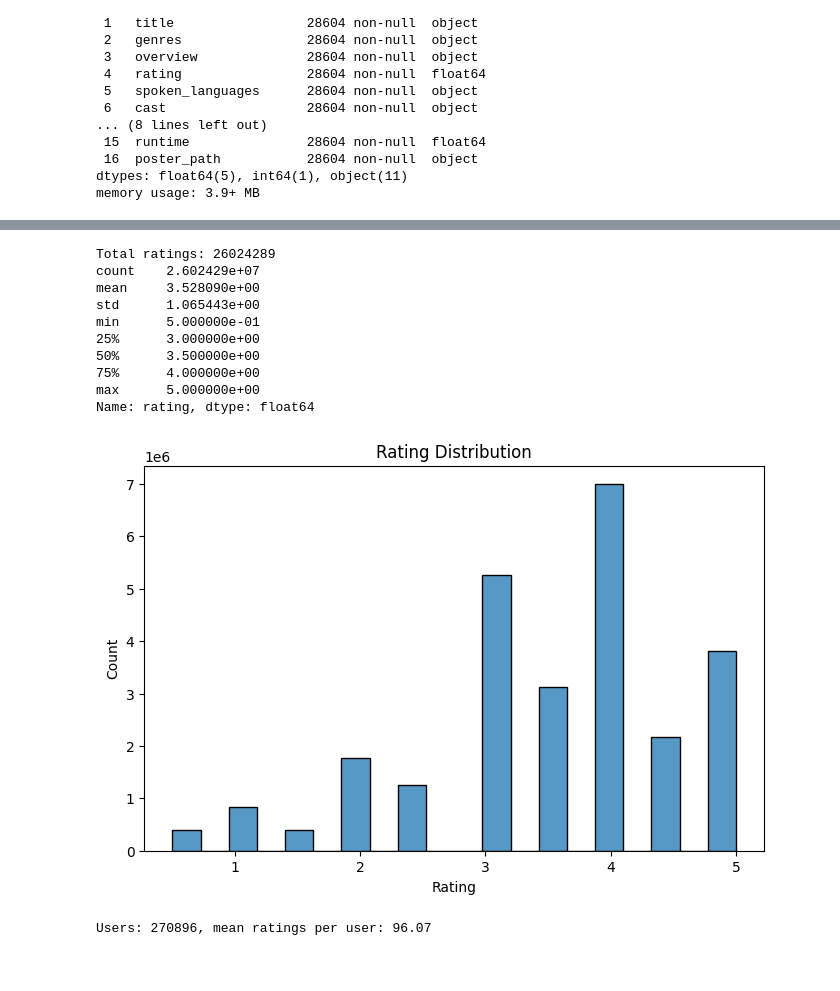
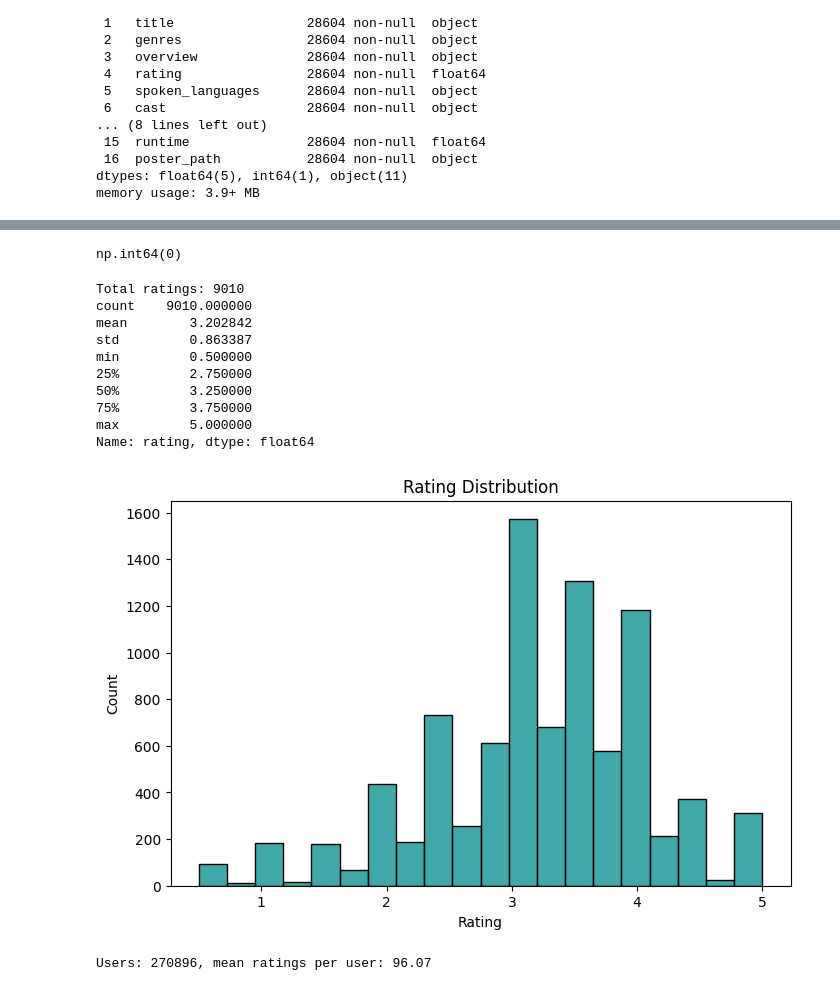
Before and after one commit to Grmamobin/Movies_Recommendation_System, a Jupyter notebook: src/DataCleaning.ipynb, the cells around one changed output, grey strips where cells are left out. Drawn from its saved outputs; the diff is of its cells as text; code cells hidden in the pictures.

```diff
--- a/src/DataCleaning.ipynb
+++ b/src/DataCleaning.ipynb
@@ -212,0 +231,4 @@ df_act.head(5)
+# %%
+df = pd.read_csv("../data/movies.csv")
+
+df
@@ -213,25 +273,30 @@ df_act.head(5)
+# %%
+df.duplicated().sum()
+# %% [output]
+np.int64(0)
 # %%
-print(f"Total ratings: {len(ratings)}")
-print(ratings['rating'].describe())
+# Distribution of Ratings
+print(f"Total ratings: {len(df)}")
+print(df['rating'].describe())
 
 plt.figure(figsize=(8,5))
-sns.histplot(ratings['rating'], bins=20, kde=False)
+sns.histplot(df['rating'], bins=20, kde=False, color='darkcyan')
 plt.title("Rating Distribution")
 plt.xlabel("Rating")
 plt.ylabel("Count")
 plt.show()
 # %% [output]
-Total ratings: 26024289
-count    2.602429e+07
-mean     3.528090e+00
-std      1.065443e+00
-min      5.000000e-01
-25%      3.000000e+00
-50%      3.500000e+00
-75%      4.000000e+00
-max      5.000000e+00
+Total ratings: 9010
+count    9010.000000
+mean        3.202842
+std         0.863387
+min         0.500000
+25%         2.750000
+50%         3.250000
+75%         3.750000
+max         5.000000
 Name: rating, dtype: float64
-[figure, old version]
+[figure, new version]
 # %%
 # Long-Tail of Users and Movies
 
```
Also changed, not shown: parts of 11 cells of this notebook, 19 other files.
